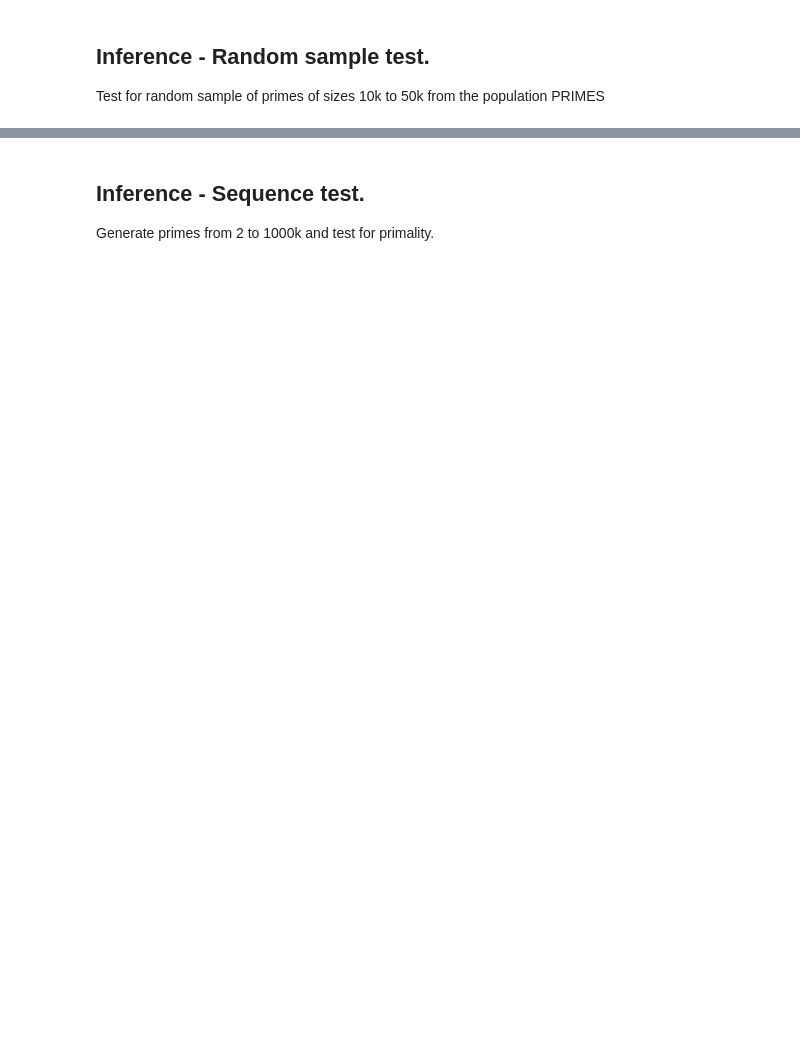
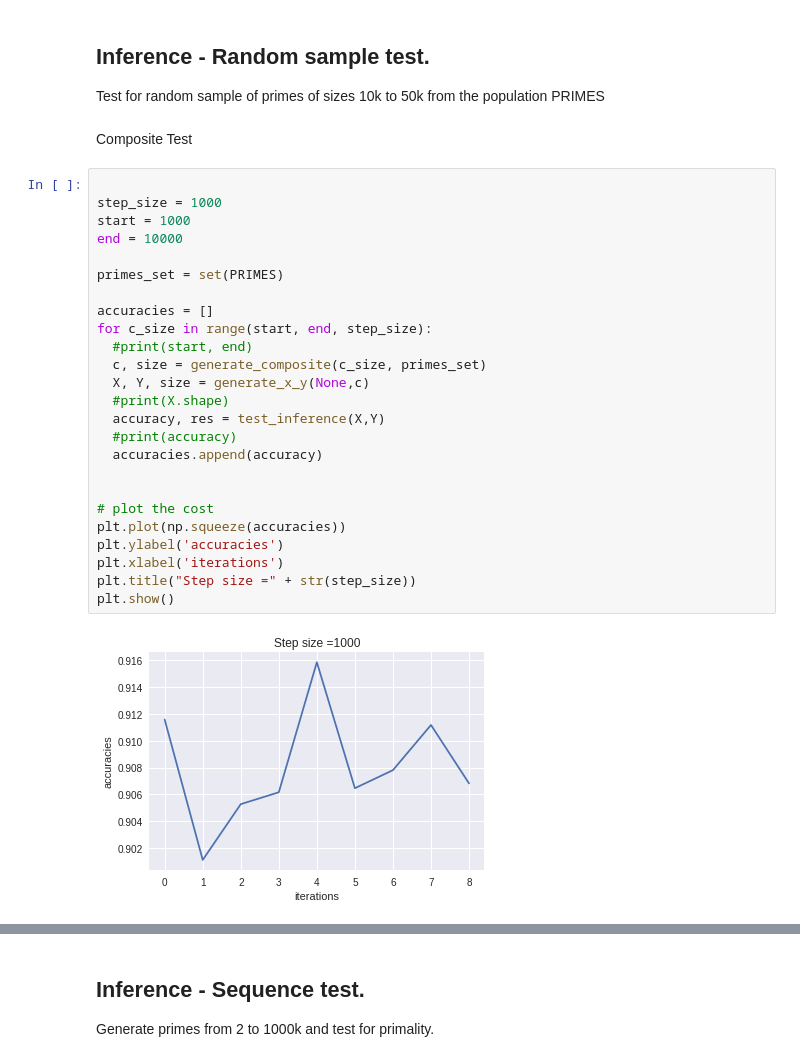
Before and after one commit to yepuv1/primality, a Jupyter notebook: Prime_numbers.ipynb, the cells around one changed output, grey strips where cells are left out. Cells and saved outputs as stored; diff of their text form; blank space fills up the shorter version.

```diff
--- a/Prime_numbers.ipynb
+++ b/Prime_numbers.ipynb
@@ -439,5 +541,34 @@ Test Accuracy: 0.96907216
 ##  Inference - Random sample test.
 
 Test for random sample of primes  of sizes 10k to 50k from the population PRIMES
+# %% [markdown]
+Composite Test
+# %%
+
+step_size = 1000
+start = 1000
+end = 10000
+
+primes_set = set(PRIMES)
+
+accuracies = []
+for c_size in range(start, end, step_size):
+  #print(start, end)
+  c, size = generate_composite(c_size, primes_set)
+  X, Y, size = generate_x_y(None,c)
+  #print(X.shape)
+  accuracy, res = test_inference(X,Y)
+  #print(accuracy)
+  accuracies.append(accuracy)
+
+
+# plot the cost
+plt.plot(np.squeeze(accuracies))
+plt.ylabel('accuracies')
+plt.xlabel('iterations')
+plt.title("Step size =" + str(step_size))
+plt.show()
+# %% [output]
+[figure, added]
 # %%
 %%time
```
Also changed, not shown: parts of 19 cells of this notebook.
